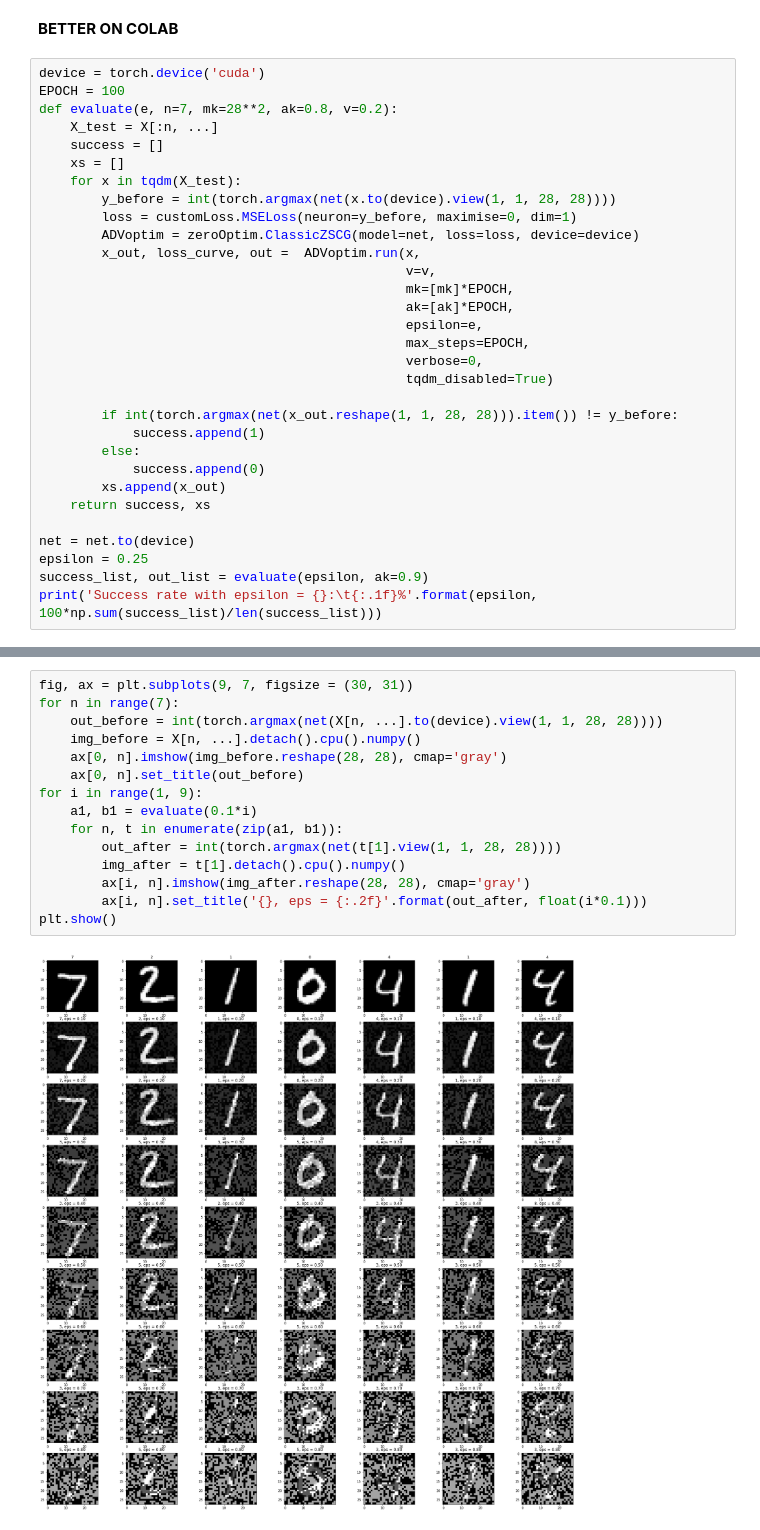
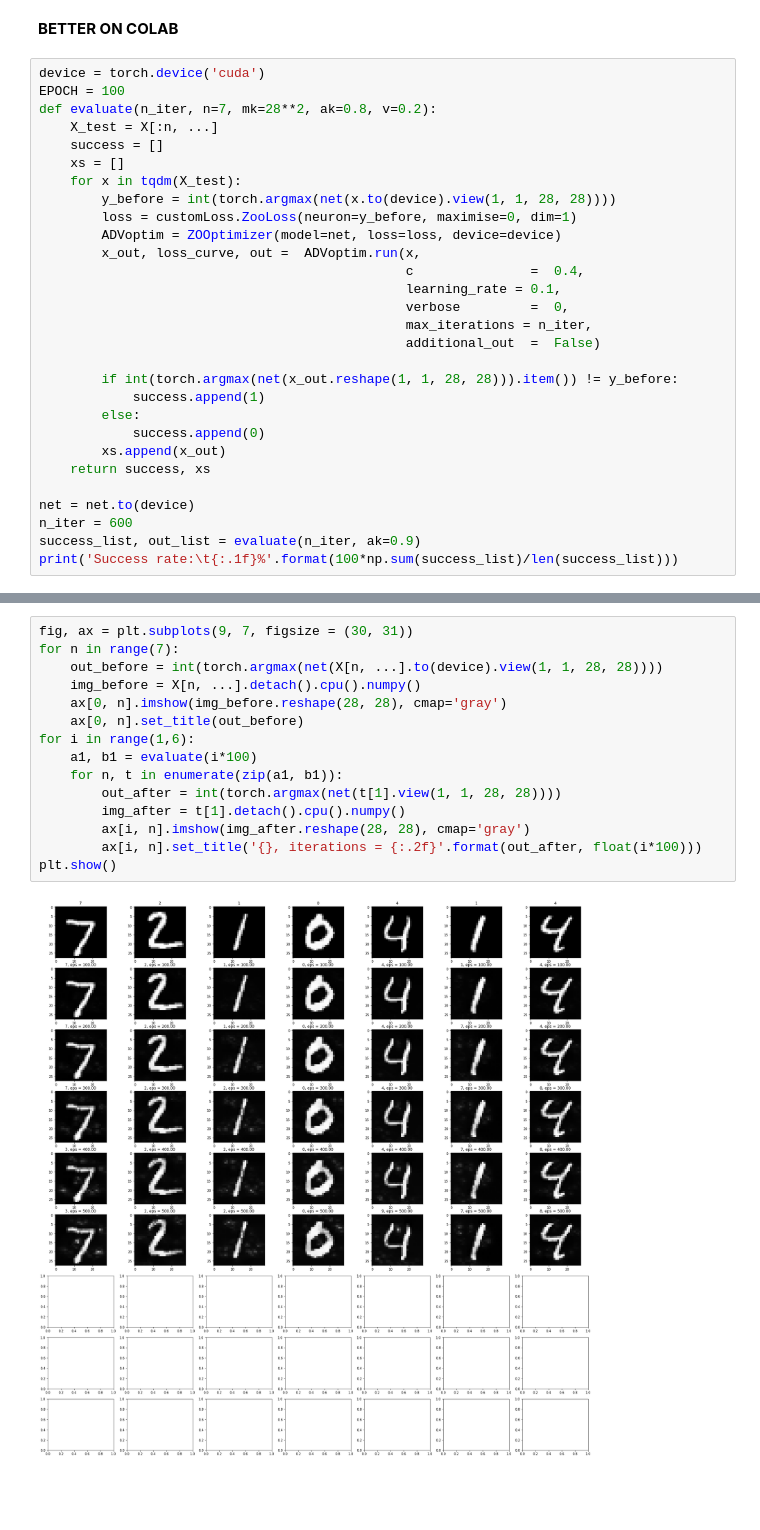
Before and after one commit to f-grimaldi/AdvAttack, a Jupyter notebook: AttackMNIST_ZOO.ipynb, the cells around one changed output, grey strips where cells are left out. Saved outputs shown, nothing was run; the diff lists cells and outputs as text; blank space fills up the shorter version.

Commit message:
MNIST succesfully attacked

```diff
--- a/AttackMNIST_ZOO.ipynb
+++ b/AttackMNIST_ZOO.ipynb
@@ -420,22 +423,20 @@ Here we can see how the algorithm perform when it goes from stricter to less str
 # %%
 device = torch.device('cuda')
 EPOCH = 100
-def evaluate(e, n=7, mk=28**2, ak=0.8, v=0.2):
+def evaluate(n_iter, n=7, mk=28**2, ak=0.8, v=0.2):
     X_test = X[:n, ...]
     success = []
     xs = []
     for x in tqdm(X_test):
         y_before = int(torch.argmax(net(x.to(device).view(1, 1, 28, 28))))
-        loss = customLoss.MSELoss(neuron=y_before, maximise=0, dim=1)
-        ADVoptim = zeroOptim.ClassicZSCG(model=net, loss=loss, device=device)
+        loss = customLoss.ZooLoss(neuron=y_before, maximise=0, dim=1)
+        ADVoptim = ZOOptimizer(model=net, loss=loss, device=device)
         x_out, loss_curve, out =  ADVoptim.run(x,
-                                               v=v,
-                                               mk=[mk]*EPOCH,
-                                               ak=[ak]*EPOCH,
-                                               epsilon=e,
-                                               max_steps=EPOCH,
-                                               verbose=0,
-                                               tqdm_disabled=True)
+                                               c               =  0.4,
+                                               learning_rate = 0.1,
+                                               verbose         =  0,
+                                               max_iterations = n_iter,
+                                               additional_out  =  False)
 
         if int(torch.argmax(net(x_out.reshape(1, 1, 28, 28))).item()) != y_before:
             success.append(1)
@@ -445,7 +446,7 @@ def evaluate(e, n=7, mk=28**2, ak=0.8, v=0.2):
     return success, xs
 
 net = net.to(device)
-epsilon = 0.25
-success_list, out_list = evaluate(epsilon, ak=0.9)
-print('Success rate with epsilon = {}:\t{:.1f}%'.format(epsilon, 100*np.sum(success_list)/len(success_list)))
+n_iter = 600
+success_list, out_list = evaluate(n_iter, ak=0.9)
+print('Success rate:\t{:.1f}%'.format(100*np.sum(success_list)/len(success_list)))
 # %% [output]
@@ -453,17 +454,17 @@ Success rate with epsilon = 0.25:       57.1%
 # %%
 fig, ax = plt.subplots(9, 7, figsize = (30, 31))
 for n in range(7):
     out_before = int(torch.argmax(net(X[n, ...].to(device).view(1, 1, 28, 28))))
     img_before = X[n, ...].detach().cpu().numpy()
     ax[0, n].imshow(img_before.reshape(28, 28), cmap='gray')
     ax[0, n].set_title(out_before)
-for i in range(1, 9):
-    a1, b1 = evaluate(0.1*i)
+for i in range(1,6):
+    a1, b1 = evaluate(i*100)
     for n, t in enumerate(zip(a1, b1)):
         out_after = int(torch.argmax(net(t[1].view(1, 1, 28, 28))))
         img_after = t[1].detach().cpu().numpy()
         ax[i, n].imshow(img_after.reshape(28, 28), cmap='gray')
-        ax[i, n].set_title('{}, eps = {:.2f}'.format(out_after, float(i*0.1)))
+        ax[i, n].set_title('{}, iterations = {:.2f}'.format(out_after, float(i*100)))
 plt.show()
 # %% [output]
-[figure, old version]
+[figure, new version]
```
Also changed, not shown: parts of 8 cells of this notebook.
